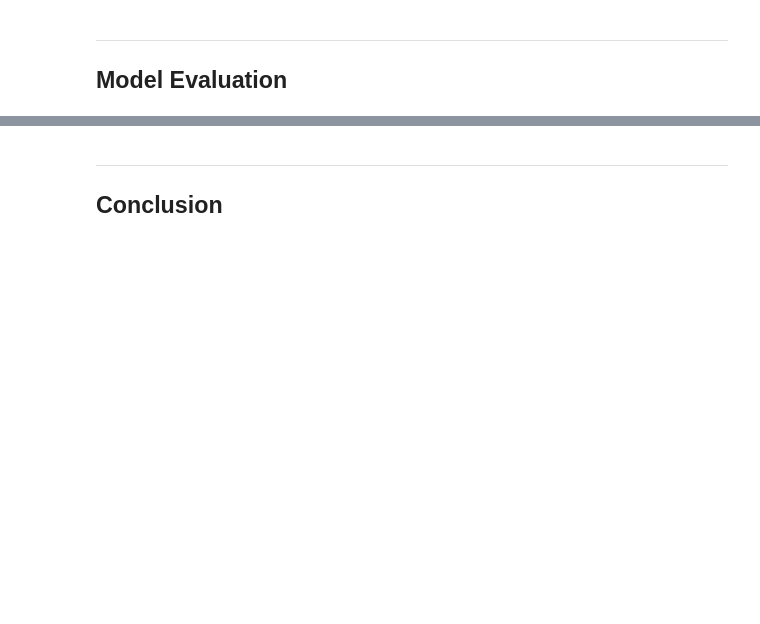
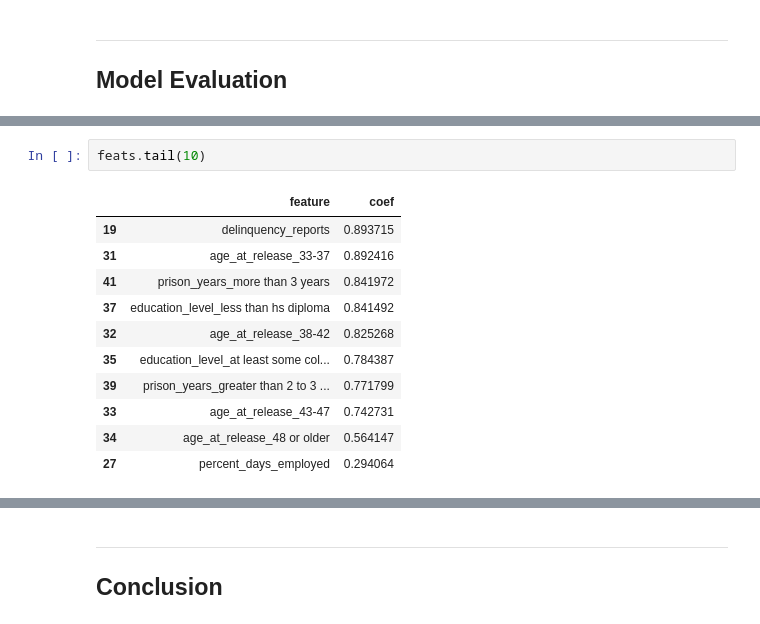
Before and after one commit to ga-dsi-822-group4/recidivism, a Jupyter notebook: notebooks/03_modeling.ipynb, the cells around one changed output, grey strips where cells are left out. Saved outputs shown, nothing was run; the diff lists cells and outputs as text; blank space fills up the shorter version.

```diff
--- a/notebooks/03_modeling.ipynb
+++ b/notebooks/03_modeling.ipynb
@@ -1168,0 +1087,14 @@ model_tuning_df[['model_used', 'accuracy', 'specificity']].sort_values(by=['accu
+# %%
+feats.tail(10)
+# %% [output]
+|  | feature | coef |
+| 19 | delinquency_reports | 0.893715 |
+| 31 | age_at_release_33-37 | 0.892416 |
+| 41 | prison_years_more than 3 years | 0.841972 |
+| 37 | education_level_less than hs diploma | 0.841492 |
+| 32 | age_at_release_38-42 | 0.825268 |
+| 35 | education_level_at least some col... | 0.784387 |
+| 39 | prison_years_greater than 2 to 3 ... | 0.771799 |
+| 33 | age_at_release_43-47 | 0.742731 |
+| 34 | age_at_release_48 or older | 0.564147 |
+| 27 | percent_days_employed | 0.294064 |
```
Also changed, not shown: parts of 30 cells of this notebook, 5 other files.
